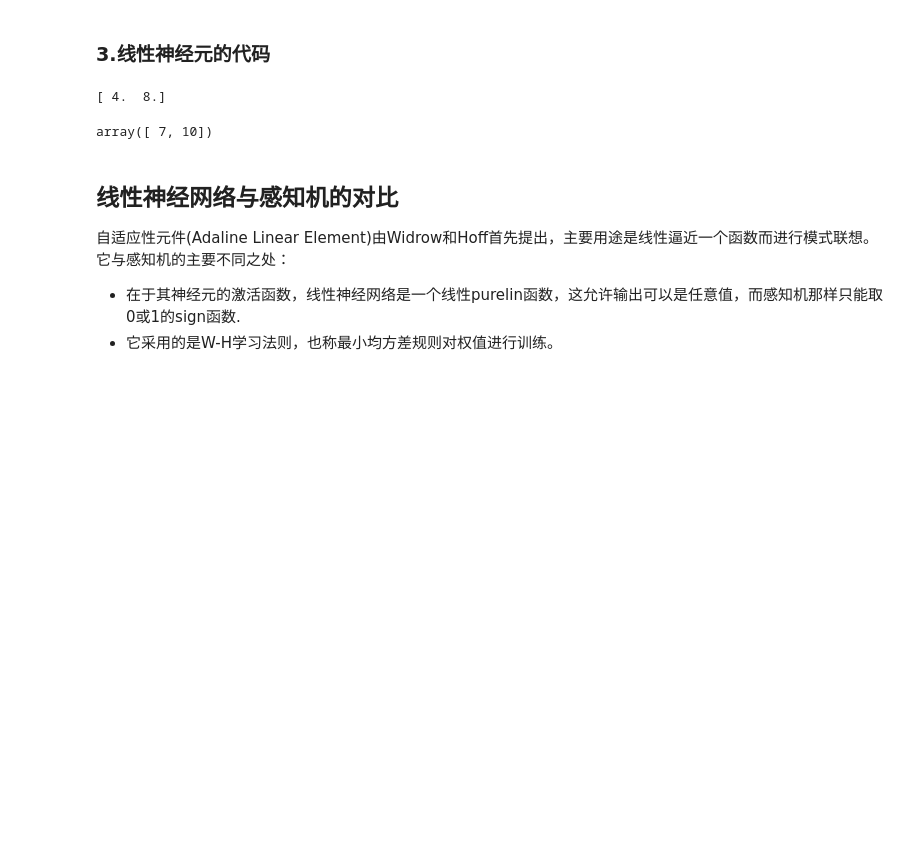
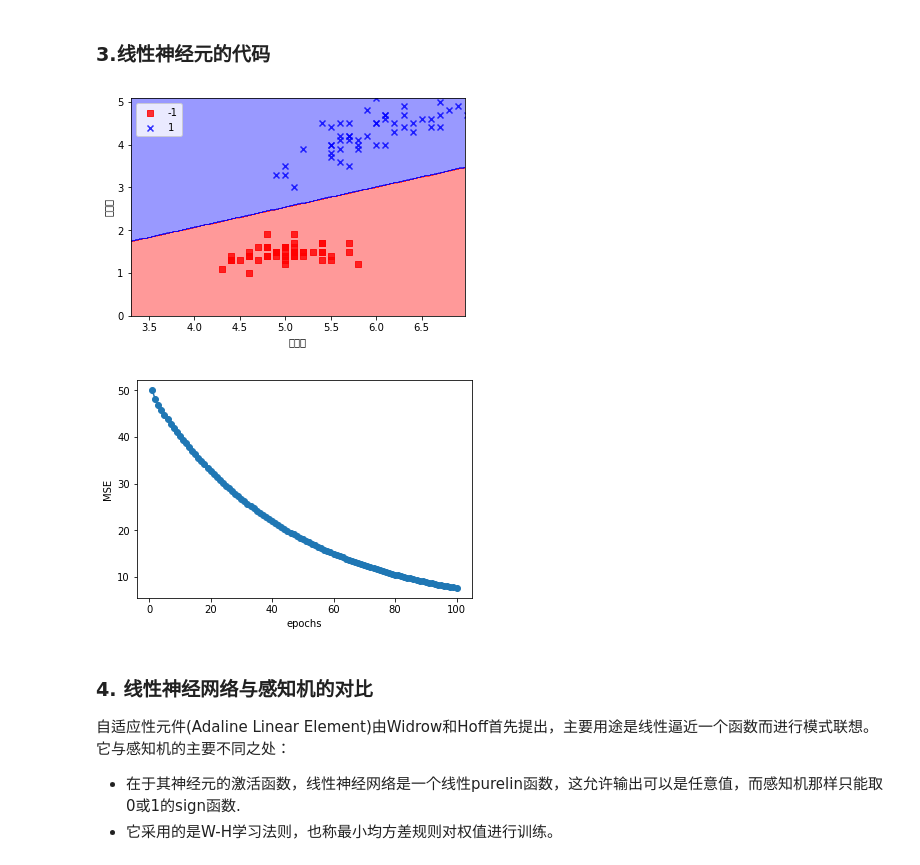
Before and after one commit to sshhan/practice, a Jupyter notebook: Linear_neural_network.ipynb, the cells around one changed output. Drawn from its saved outputs; the diff is of its cells as text; code cells hidden in the pictures; blank space fills up the shorter version.

```diff
--- a/Linear_neural_network.ipynb
+++ b/Linear_neural_network.ipynb
@@ -67,11 +67,9 @@ class AdalineGd(object):
     weights：存储权值
     error:存储每次迭代改进时，神经网络对数据错误判断的次数
     '''
-    def __int__(self,eta=0.01,n_iter=50):
+    def __init__(self,eta,n_iter):
         self.eta=eta
         self.n_iter=n_iter
-    def net_input(self,X):
-        return np.dot(X,self.weights[1:])+self.weights[0]
     def fit(self,X,y):
         '''
         :param X:二维数组[n_samples,n_features]
@@ -86,28 +84,70 @@ class AdalineGd(object):
         for i in range(self.n_iter):
             output=self.net_input(X)
             errors=(y-output)
-            self.weights[1:]+=eta*np.dot(X.T,errors)
-            self.weights[0]+=eta*errors.sum()
-            cost=(errors**2.sum())/2
+            self.weights[1:]+=self.eta*np.dot(X.T,errors)
+            self.weights[0]+=self.eta*errors.sum()
+            cost=(errors**2).sum()/2
             self.cost.append(cost)
         return self
-    del activation(self,X):#线性函数f(x)=x
+    def net_input(self,X):
+        return np.dot(X,self.weights[1:])+self.weights[0]
+    #线性函数f(x)=x
+    def activation(self,X):
         return self.net_input(X)
     def predict(self,X):#最后的quantizer数字转换器
         return np.where(self.activation(X)>=0,1,-1)
-# %%
-import numpy as np
-X=np.array([[1,2],[3,4]])
-y=[1,2]
-weights=np.ones(1+X.shape[1])
-print(np.dot(X,weights[1:])+weights[0])
-X.T.dot(y)
-np.dot(X.T,y)
-# %% [output]
-[ 4.  8.]
-array([ 7, 10])
+# %%
+## 测试代码，可视化展示
+import pandas as pd
+from sklearn.datasets import load_iris
+iris=load_iris()
+df=pd.DataFrame(iris.data[0:100,])
+y=iris.target[0:100,]
+y=np.where(y==0,-1,1)
+X=df.loc[:,[0,2]].values
+from matplotlib.colors import ListedColormap
+def plot_decision_region(X,y,classifier,resolution=0.02):
+    markers=('s','x','o','v')
+    colors=('red','blue','lightgreen','gray','cyan')
+    cmap=ListedColormap(colors[:len(np.unique(y))])
+
+    x1_min,x1_max=X[:,0].min()-1,X[:,0].max()
+    x2_min,x2_max=X[:,1].min()-1,X[:,1].max()
+    xx1,xx2=np.meshgrid(np.arange(x1_min,x1_max,resolution),
+                       np.arange(x2_min,x2_max,resolution))
+    #预测得到分类输出
+    Z=classifier.predict(np.array([xx1.ravel(),xx2.ravel()]).T)
+    #print(xx1.ravel())
+    #print(xx2.ravel())
+    #print(Z)
+    Z=Z.reshape(xx1.shape)
+    plt.contourf(xx1,xx2,Z,alpha=0.4,cmap=cmap)
+    plt.xlim(xx1.min(),xx1.max())
+    plt.ylim(xx2.min(),xx2.max())
+    for idx,cl in enumerate(np.unique(y)):
+        plt.scatter(x=X[y==cl,0],y=X[y==cl,1],alpha=0.8,c=cmap(idx),
+                   marker=markers[idx],label=cl)
+
+##开始训练
+ada=AdalineGd(eta=0.0001,n_iter=100)
+ada.fit(X,y)
+# 这里使用predict()并且做一些可视化操作
+plot_decision_region(X,y,classifier=ada)
+plt.xlabel('花茎长')
+plt.ylabel('花瓣长')
+plt.legend(loc='upper left')
+plt.show()
+
+## 可视化w调整的过程中，错误率随迭代次数的变化
+plt.plot(range(1,len(ada.cost)+1),ada.cost,marker='o')
+plt.xlabel('epochs')
+plt.ylabel('MSE')
+plt.show()
+# %% [output]
+[figure, added]
+[figure, added]
 # %% [markdown]
-## 线性神经网络与感知机的对比
+### 4. 线性神经网络与感知机的对比
 自适应性元件(Adaline Linear Element)由Widrow和Hoff首先提出，主要用途是线性逼近一个函数而进行模式联想。
 它与感知机的主要不同之处：
 - 在于其神经元的激活函数，线性神经网络是一个线性purelin函数，这允许输出可以是任意值，而感知机那样只能取0或1的sign函数.
```
